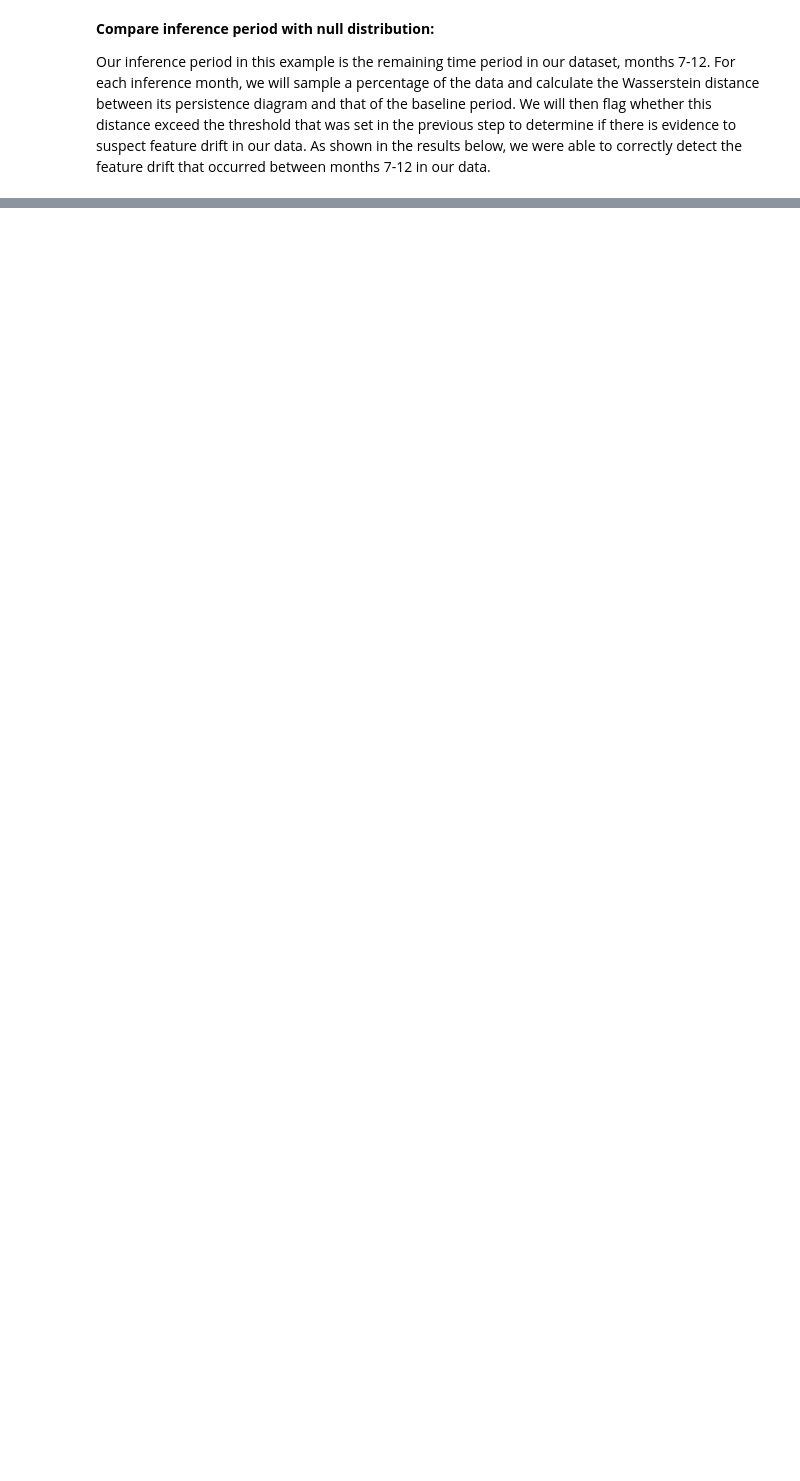
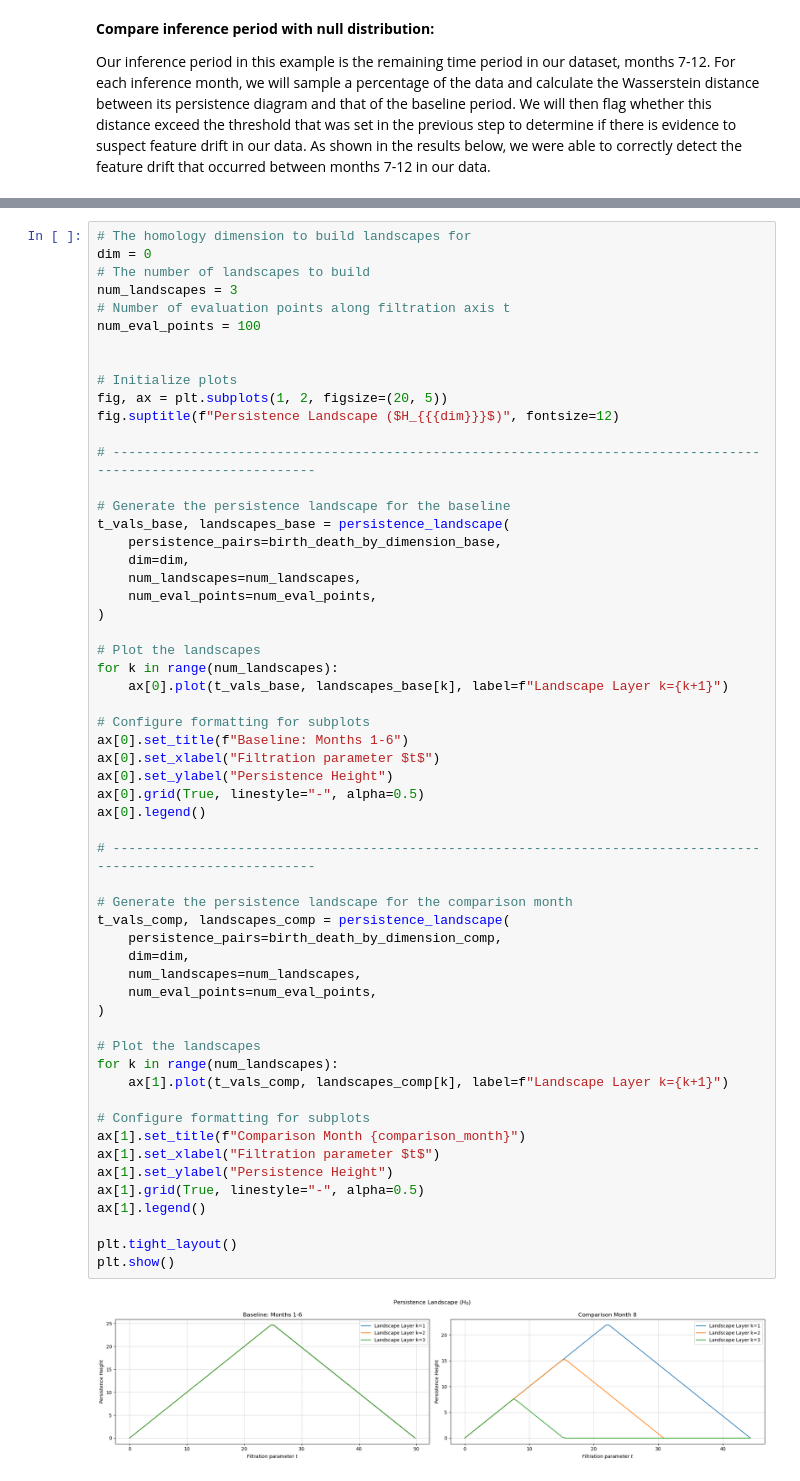
Before and after one commit to tcphan/holey-moley, a Jupyter notebook: notebooks/feature_drift_detection.ipynb, the cells around one changed output, grey strips where cells are left out. Saved outputs shown, nothing was run; the diff lists cells and outputs as text; blank space fills up the shorter version.

Commit message:
Apply persistence landscape for feature drift detection

```diff
--- a/notebooks/feature_drift_detection.ipynb
+++ b/notebooks/feature_drift_detection.ipynb
@@ -390,0 +490,59 @@ Warning: Possible feature drift detected. Distance is above allowable 75th perce
+# %%
+# The homology dimension to build landscapes for
+dim = 0
+# The number of landscapes to build
+num_landscapes = 3
+# Number of evaluation points along filtration axis t
+num_eval_points = 100
+
+
+# Initialize plots
+fig, ax = plt.subplots(1, 2, figsize=(20, 5))
+fig.suptitle(f"Persistence Landscape ($H_{{{dim}}}$)", fontsize=12)
+
+# ---------------------------------------------------------------------------------------------------------------
+
+# Generate the persistence landscape for the baseline
+t_vals_base, landscapes_base = persistence_landscape(
+    persistence_pairs=birth_death_by_dimension_base,
+    dim=dim,
+    num_landscapes=num_landscapes,
+    num_eval_points=num_eval_points,
+)
+
+# Plot the landscapes
+for k in range(num_landscapes):
+    ax[0].plot(t_vals_base, landscapes_base[k], label=f"Landscape Layer k={k+1}")
+
+# Configure formatting for subplots
+ax[0].set_title(f"Baseline: Months 1-6")
+ax[0].set_xlabel("Filtration parameter $t$")
+ax[0].set_ylabel("Persistence Height")
+ax[0].grid(True, linestyle="-", alpha=0.5)
+ax[0].legend()
+
+# ---------------------------------------------------------------------------------------------------------------
+
+# Generate the persistence landscape for the comparison month
+t_vals_comp, landscapes_comp = persistence_landscape(
+    persistence_pairs=birth_death_by_dimension_comp,
+    dim=dim,
+    num_landscapes=num_landscapes,
+    num_eval_points=num_eval_points,
+)
+
+# Plot the landscapes
+for k in range(num_landscapes):
+    ax[1].plot(t_vals_comp, landscapes_comp[k], label=f"Landscape Layer k={k+1}")
+
+# Configure formatting for subplots
+ax[1].set_title(f"Comparison Month {comparison_month}")
+ax[1].set_xlabel("Filtration parameter $t$")
+ax[1].set_ylabel("Persistence Height")
+ax[1].grid(True, linestyle="-", alpha=0.5)
+ax[1].legend()
+
+plt.tight_layout()
+plt.show()
+# %% [output]
+[figure, added]
```
Also changed, not shown: parts of 11 cells of this notebook.
